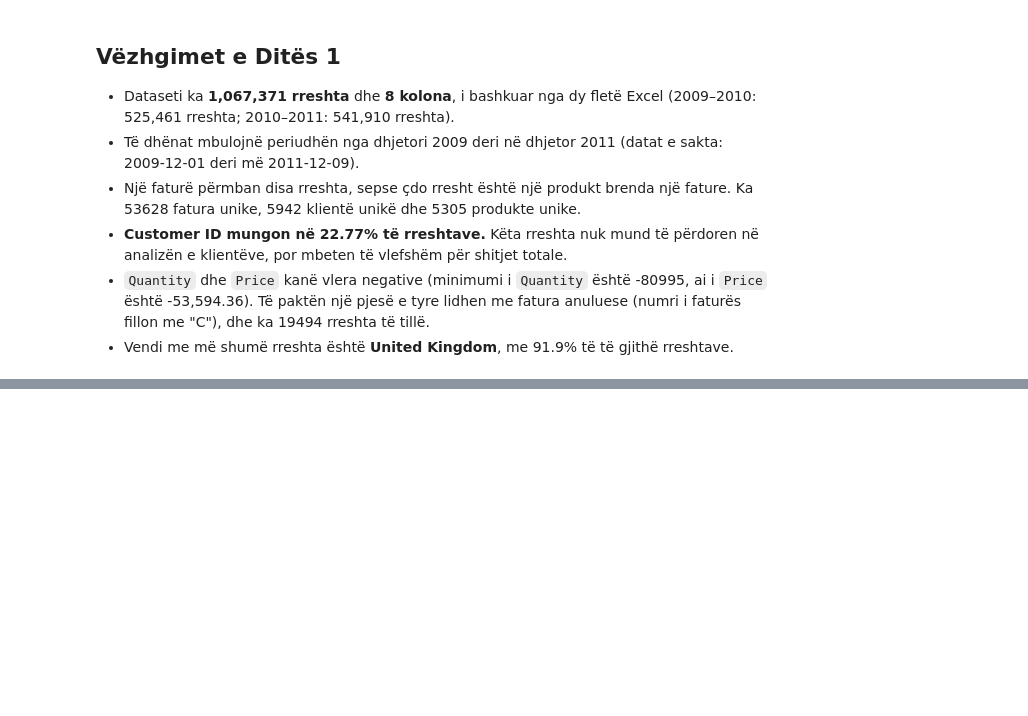
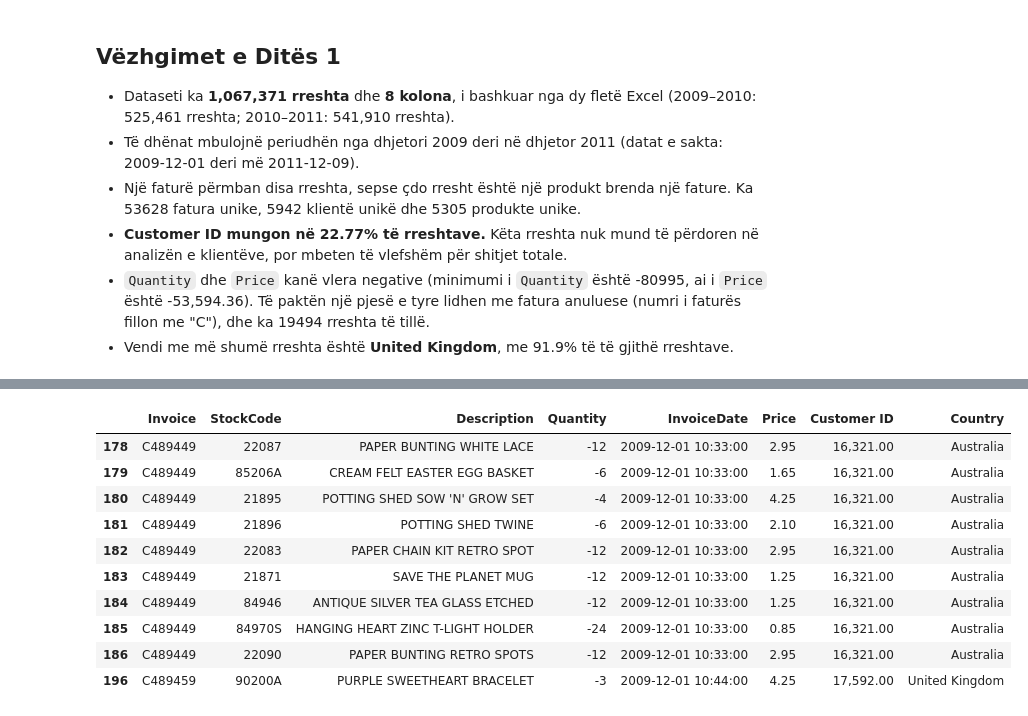
Before and after one commit to Dua-Gashi/online-retail-customer-analytics, a Jupyter notebook: notebooks/01_eda.ipynb, the cells around one changed output, grey strips where cells are left out. Drawn from its saved outputs; the diff is of its cells as text; code cells hidden in the pictures; blank space fills up the shorter version.

```diff
--- a/notebooks/01_eda.ipynb
+++ b/notebooks/01_eda.ipynb
@@ -112,0 +145,14 @@ Rreshta kthimesh (fatura me C):  19494
+# %%
+df[(df["Quantity"]<0) & cancel].head(10)
+# %% [output]
+|  | Invoice | StockCode | Description | Quantity | InvoiceDate | Price | Customer ID | Country |
+| 178 | C489449 | 22087 | PAPER BUNTING WHITE LACE | -12 | 2009-12-01 10:33:00 | 2.95 | 16,321.00 | Australia |
+| 179 | C489449 | 85206A | CREAM FELT EASTER EGG BASKET | -6 | 2009-12-01 10:33:00 | 1.65 | 16,321.00 | Australia |
+| 180 | C489449 | 21895 | POTTING SHED SOW 'N' GROW SET | -4 | 2009-12-01 10:33:00 | 4.25 | 16,321.00 | Australia |
+| 181 | C489449 | 21896 | POTTING SHED TWINE | -6 | 2009-12-01 10:33:00 | 2.10 | 16,321.00 | Australia |
+| 182 | C489449 | 22083 | PAPER CHAIN KIT RETRO SPOT | -12 | 2009-12-01 10:33:00 | 2.95 | 16,321.00 | Australia |
+| 183 | C489449 | 21871 | SAVE THE PLANET MUG | -12 | 2009-12-01 10:33:00 | 1.25 | 16,321.00 | Australia |
+| 184 | C489449 | 84946 | ANTIQUE SILVER TEA GLASS ETCHED | -12 | 2009-12-01 10:33:00 | 1.25 | 16,321.00 | Australia |
+| 185 | C489449 | 84970S | HANGING HEART ZINC T-LIGHT HOLDER | -24 | 2009-12-01 10:33:00 | 0.85 | 16,321.00 | Australia |
+| 186 | C489449 | 22090 | PAPER BUNTING RETRO SPOTS | -12 | 2009-12-01 10:33:00 | 2.95 | 16,321.00 | Australia |
+| 196 | C489459 | 90200A | PURPLE SWEETHEART BRACELET | -3 | 2009-12-01 10:44:00 | 4.25 | 17,592.00 | United Kingdom |
```
Also changed, not shown: parts of 9 cells of this notebook.
